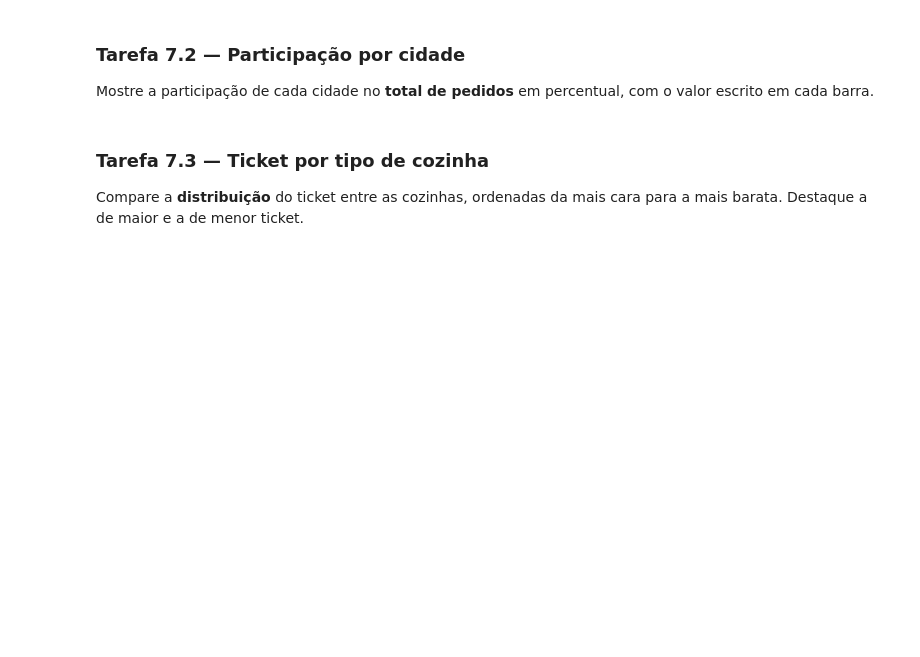
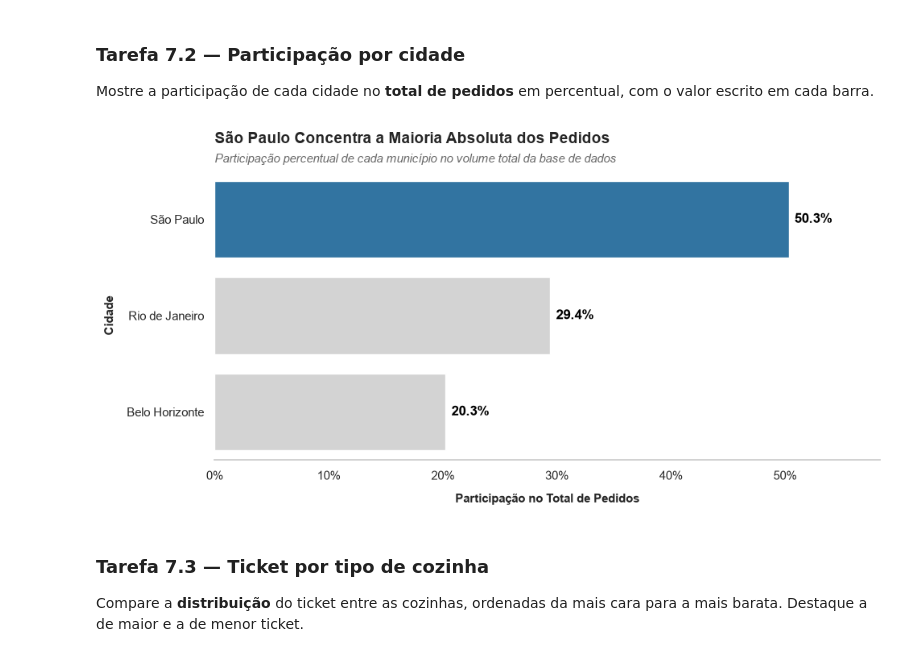
Before and after one commit to eduardoschlemer/TRABALHO-FINAL-ANALISE-EXPLORATORIA, a Jupyter notebook: projeto_final.ipynb, the cells around one changed output. Cells and saved outputs as stored; diff of their text form; code cells hidden in the pictures; blank space fills up the shorter version.

```diff
--- a/projeto_final.ipynb
+++ b/projeto_final.ipynb
@@ -1261,7 +1895,58 @@ Mostre a distribuição de `valor_pedido` com marcação da **média** e da **me
 ### Tarefa 7.2 — Participação por cidade
 Mostre a participação de cada cidade no **total de pedidos** em percentual, com o valor escrito em cada barra.
 # %%
-# Sua solução aqui
+# 1. Calcular a distribuição percentual das cidades (ordenada por padrão)
+dist_cidades = df["cidade"].value_counts(normalize=True) * 100
+df_cidades = dist_cidades.reset_index(name="Participação (%)")
+
+# 2. Configurar a área do gráfico
+fig, ax = plt.subplots(figsize=(10, 5))
+
+# 3. Definir a paleta de cores lógica: Cor forte na maior barra (líder), cinza no resto
+cores_paleta = [COR_FOCO] + [COR_NEUTRA] * (len(df_cidades) - 1)
+
+# 4. Plotar gráfico de barras horizontais
+sns.barplot(
+    data=df_cidades,
+    y="cidade",
+    x="Participação (%)",
+    ax=ax,
+    palette=cores_paleta,
+    hue="cidade",  # Garante o mapeamento de cor individual por linha
+    legend=False,
+)
+
+# 5. Adicionar o valor percentual escrito ao lado de cada barra
+for index, row in df_cidades.iterrows():
+    ax.text(
+        row["Participação (%)"] + 0.5,  # Posição X ligeiramente após a barra
+        index,  # Posição Y da barra atual
+        f"{row['Participação (%)']:.1f}%",  # Texto formatado com 1 casa decimal
+        color="black",
+        ha="left",
+        va="center",
+        fontweight="bold",
+    )
+
+# 6. Aplicar os títulos-conclusão e formatadores da Tarefa 7.0 (Extração dinâmica)
+cidade_lider = df_cidades.iloc[0]["cidade"]
+
+aplicar_titulos_limpos(
+    ax,
+    titulo_conclusao=f"{cidade_lider} Concentra a Maioria Absoluta dos Pedidos",
+    subtitulo="Participação percentual de cada município no volume total da base de dados",
+    x_label="Participação no Total de Pedidos",
+    y_label="Cidade",
+)
+
+# Formata o eixo X com o símbolo de porcentagem e expande o limite para o texto não cortar
+ax.xaxis.set_major_formatter(fmt_porcentagem)
+ax.set_xlim(0, df_cidades["Participação (%)"].max() + 8)
+
+plt.tight_layout()
+plt.show()
+# %% [output]
+[figure, added]
 # %% [markdown]
 ### Tarefa 7.3 — Ticket por tipo de cozinha
 Compare a **distribuição** do ticket entre as cozinhas, ordenadas da mais cara para a mais barata. Destaque a de maior e a de menor ticket.
```
Also changed, not shown: parts of 30 cells of this notebook.
